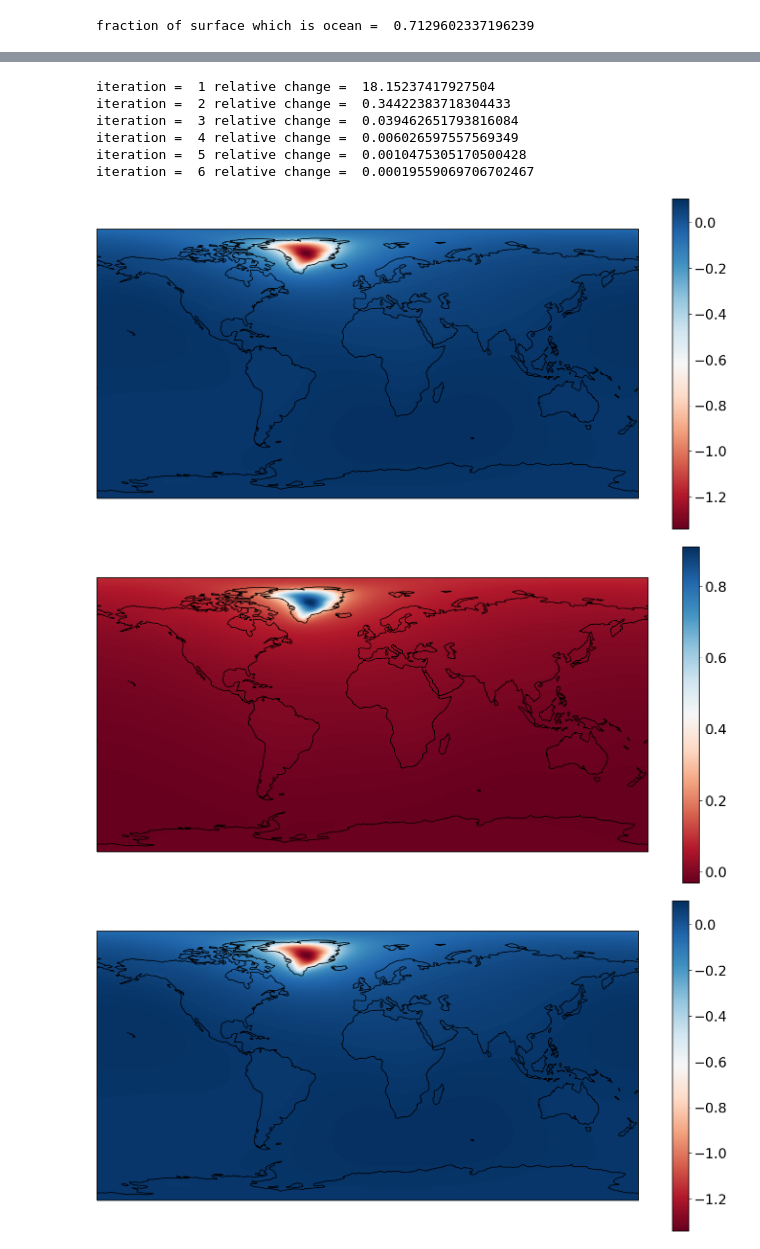
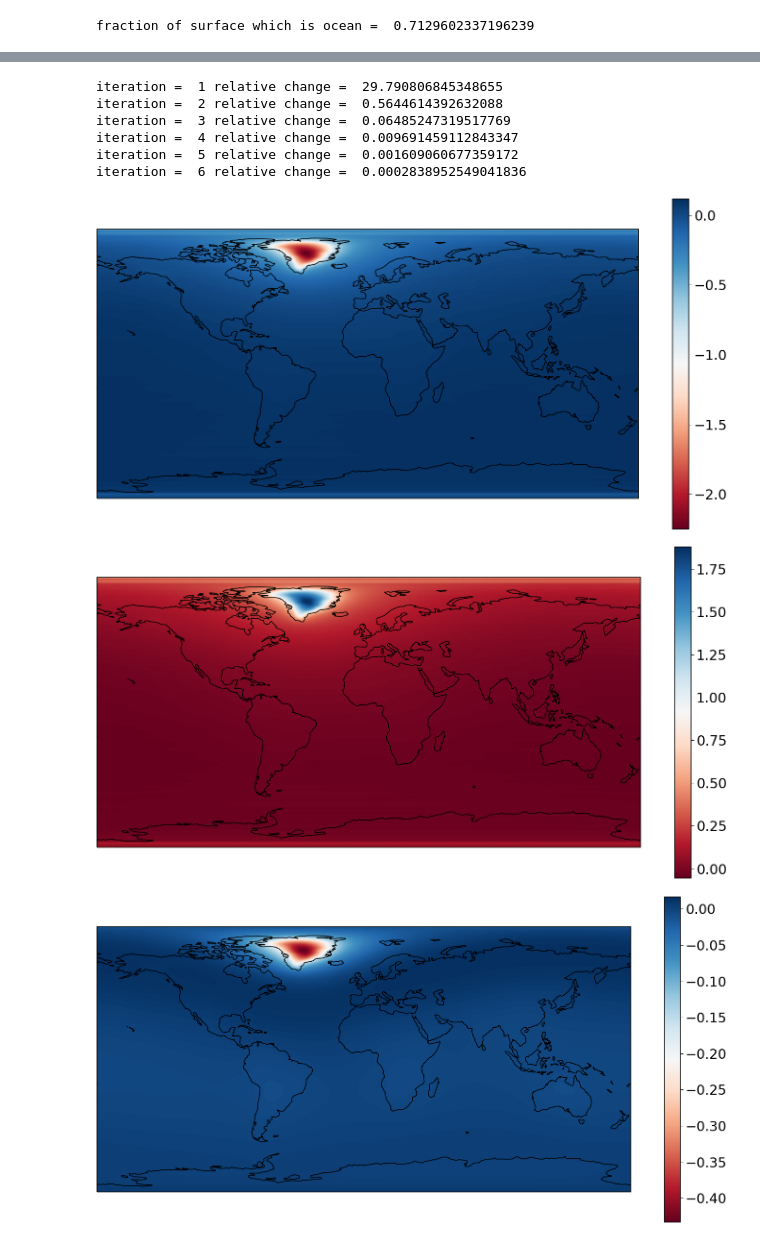
Before and after one commit to da380/SLReciprocityGJI, a Jupyter notebook: SL_forward.ipynb, the cells around one changed output, grey strips where cells are left out. Cells and saved outputs as stored; diff of their text form; code cells hidden in the pictures.

Commit message:
implemented generalised fingerprint code

```diff
--- a/SL_forward.ipynb
+++ b/SL_forward.ipynb
@@ -25,7 +28,7 @@ Next we read in the current sea level, $SL$, and ice thickness, $I$, from a data
 # %%
-sl,ice = SL.get_sl_ice_data(L)
-SL.geo_plot(sl,'RdBu')
-SL.geo_plot(ice,'RdBu')
+sl0,ice0 = SL.get_sl_ice_data(L)
+SL.geo_plot(sl0,'RdBu')
+SL.geo_plot(ice0,'RdBu')
 # %% [output]
 [figure]
 [figure]
@@ -44,9 +47,10 @@ The ocean area is then defined as
 A = \int_{\partial M} C\, \mathrm{d} S.
 \end{equation}
 # %%
-C,A = SL.ocean_function(sl,ice)
+C = SL.ocean_function(sl0,ice0)
 SL.geo_plot(C,'RdBu')
 # compute the surface area of the Earth and print fraction that is oceans
+A = SL.surface_integral(C)
 A_earth = 4*pi*SL.b**2
 print('fraction of surface which is ocean = ',A/A_earth)
 # %% [output]
@@ -63,0 +61,3 @@ Having now defined the problem to be solved, we can solve the sea level equation
+# %%
+ice = -0.01*SL.zero_southern_hemisphere(ice0)
+SL.geo_plot(ice,'RdBu')
@@ -64,15 +68,16 @@ Having now defined the problem to be solved, we can solve the sea level equation
 # %%
-Dsl,Du,Dphi =  SL.fingerprint(sl,ice,Dice)
-SL.geo_plot(Dsl,'RdBu')
-SL.geo_plot(Du,'RdBu')
-SL.geo_plot(Dsl,'RdBu')
+sl,u,phi,psi =  SL.fingerprint(C,ice)
+SL.geo_plot(sl,'RdBu')
+SL.geo_plot(u,'RdBu')
+SL.geo_plot((-1./SL.g)*phi,'RdBu')
+SL.geo_plot((-1./SL.g)*psi,'RdBu')
 # %% [output]
-iteration =  1 relative change =  18.15237417927504
-iteration =  2 relative change =  0.34422383718304433
-iteration =  3 relative change =  0.039462651793816084
-iteration =  4 relative change =  0.006026597557569349
-iteration =  5 relative change =  0.0010475305170500428
-iteration =  6 relative change =  0.00019559069706702467
+iteration =  1 relative change =  29.790806845348655
+iteration =  2 relative change =  0.5644614392632088
+iteration =  3 relative change =  0.06485247319517769
+iteration =  4 relative change =  0.009691459112843347
+iteration =  5 relative change =  0.001609060677359172
+iteration =  6 relative change =  0.0002838952549041836
-[figure, old version]
+[figure, new version]
-[figure, old version]
+[figure, new version]
-[figure, old version]
+[figure, new version]
```
Also changed, not shown: parts of 11 cells of this notebook, 1 other file.
